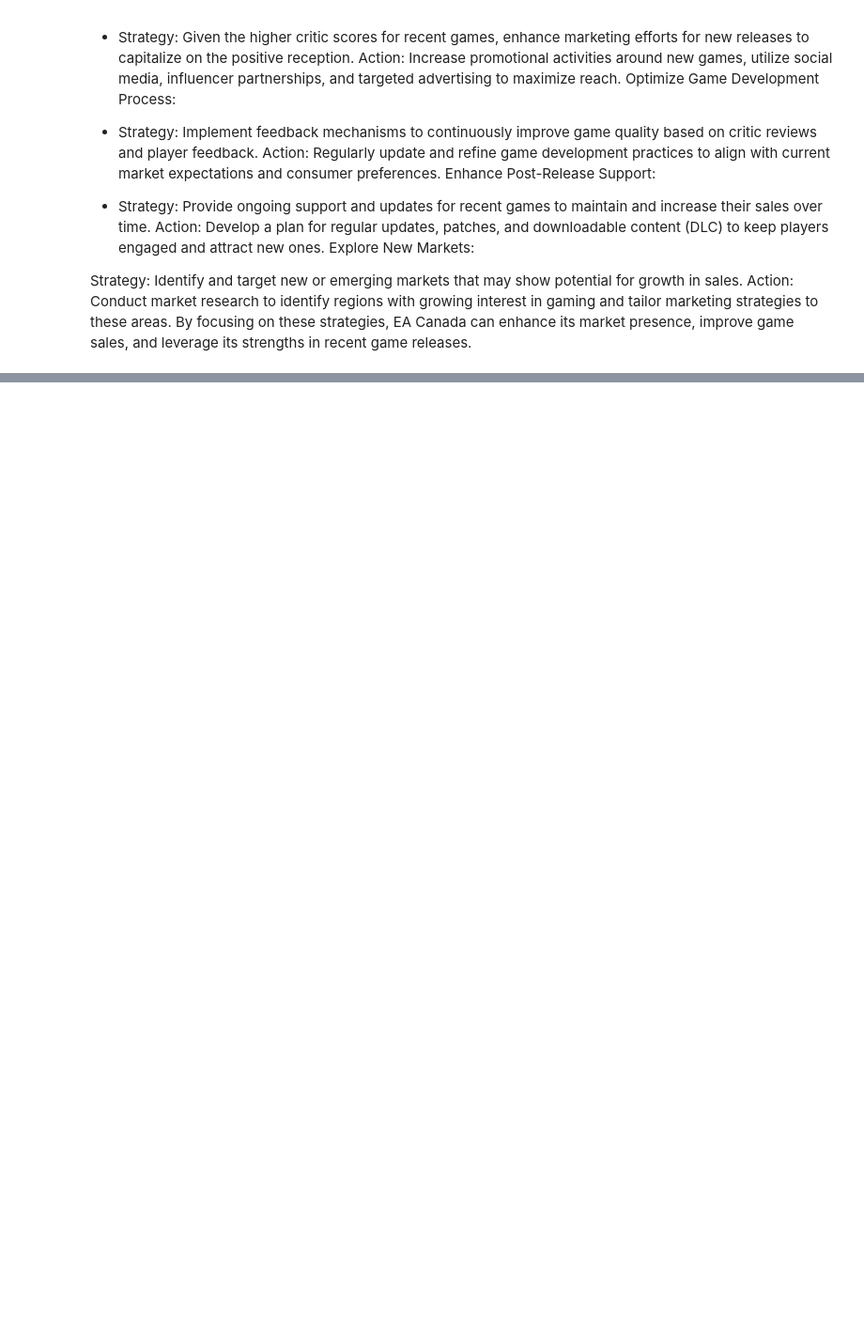
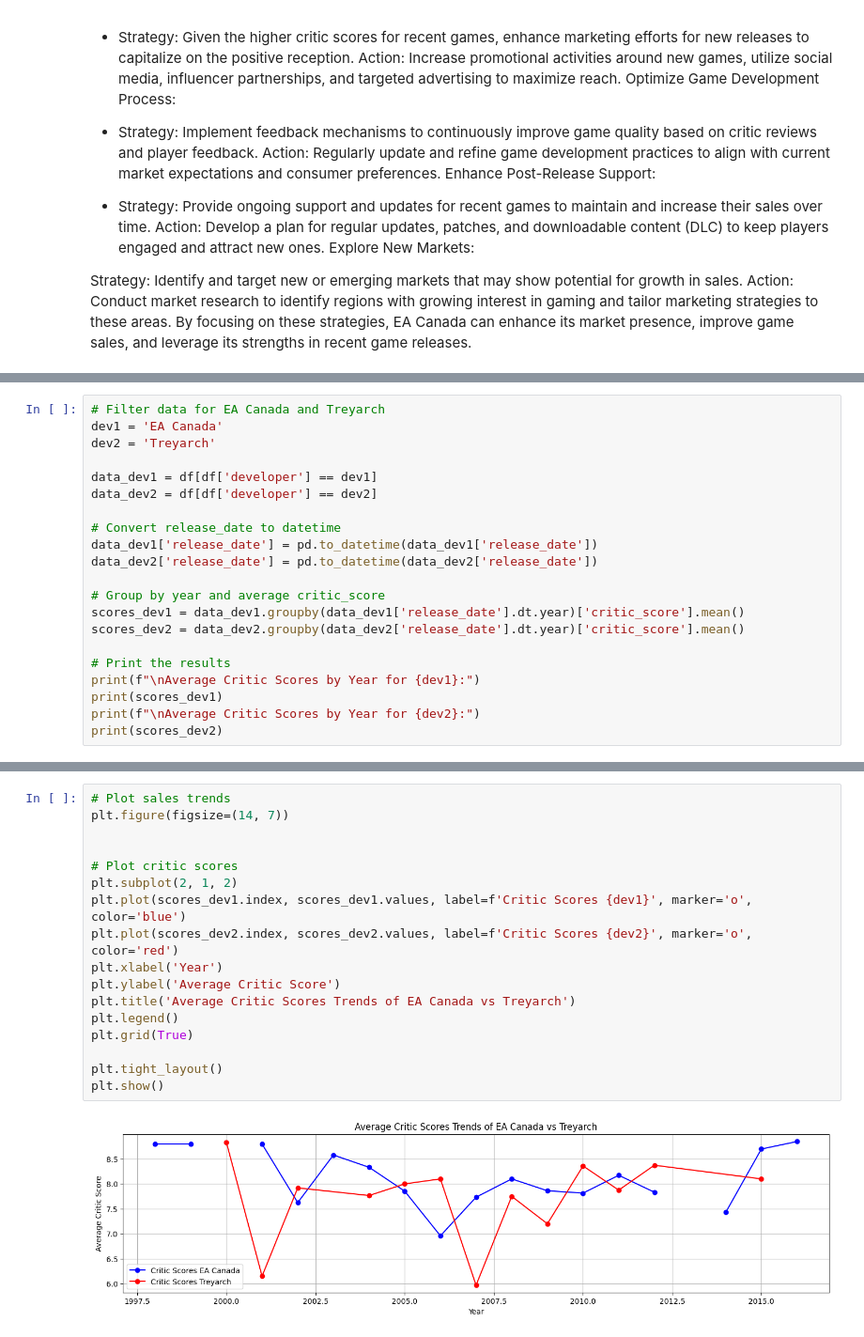
Before and after one commit to khansan111/Video-games, a Jupyter notebook: EA_GAMES_SALES.ipynb, the cells around one changed output, grey strips where cells are left out. Shown at 94% size. Drawn from its saved outputs; the diff is of its cells as text; blank space fills up the shorter version.

```diff
--- a/EA_GAMES_SALES.ipynb
+++ b/EA_GAMES_SALES.ipynb
@@ -841,0 +1007,21 @@ By focusing on these strategies, EA Canada can enhance its market presence, impr
+# %%
+# Filter data for EA Canada and Treyarch
+dev1 = 'EA Canada'
+dev2 = 'Treyarch'
+
+data_dev1 = df[df['developer'] == dev1]
+data_dev2 = df[df['developer'] == dev2]
+
+# Convert release_date to datetime
+data_dev1['release_date'] = pd.to_datetime(data_dev1['release_date'])
+data_dev2['release_date'] = pd.to_datetime(data_dev2['release_date'])
+
+# Group by year and average critic_score
+scores_dev1 = data_dev1.groupby(data_dev1['release_date'].dt.year)['critic_score'].mean()
+scores_dev2 = data_dev2.groupby(data_dev2['release_date'].dt.year)['critic_score'].mean()
+
+# Print the results
+print(f"\nAverage Critic Scores by Year for {dev1}:")
+print(scores_dev1)
+print(f"\nAverage Critic Scores by Year for {dev2}:")
+print(scores_dev2)
@@ -841,0 +1056,19 @@ By focusing on these strategies, EA Canada can enhance its market presence, impr
+# %%
+# Plot sales trends
+plt.figure(figsize=(14, 7))
+
+
+# Plot critic scores
+plt.subplot(2, 1, 2)
+plt.plot(scores_dev1.index, scores_dev1.values, label=f'Critic Scores {dev1}', marker='o', color='blue')
+plt.plot(scores_dev2.index, scores_dev2.values, label=f'Critic Scores {dev2}', marker='o', color='red')
+plt.xlabel('Year')
+plt.ylabel('Average Critic Score')
+plt.title('Average Critic Scores Trends of EA Canada vs Treyarch')
+plt.legend()
+plt.grid(True)
+
+plt.tight_layout()
+plt.show()
+# %% [output]
+[figure, added]
```
Also changed, not shown: parts of 12 cells of this notebook.
